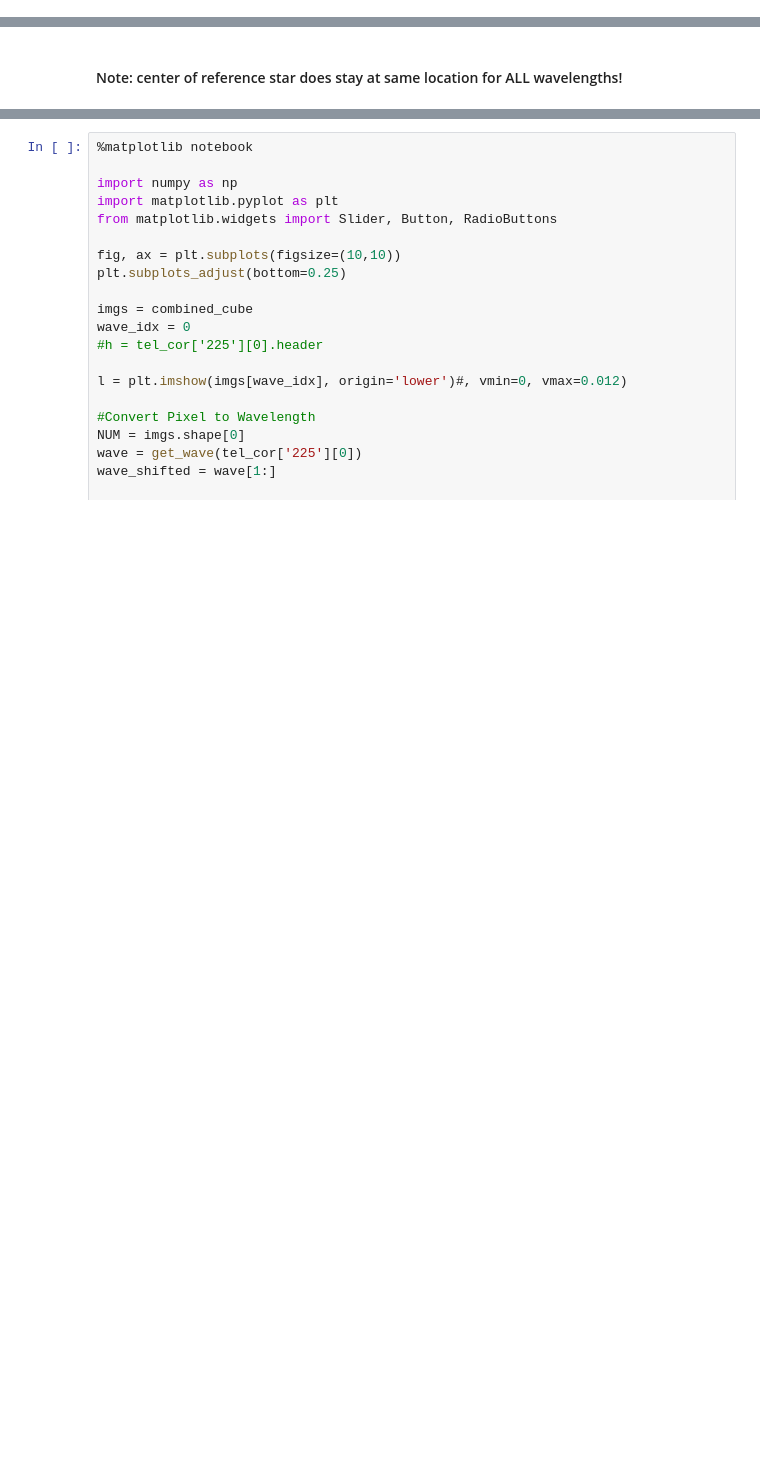
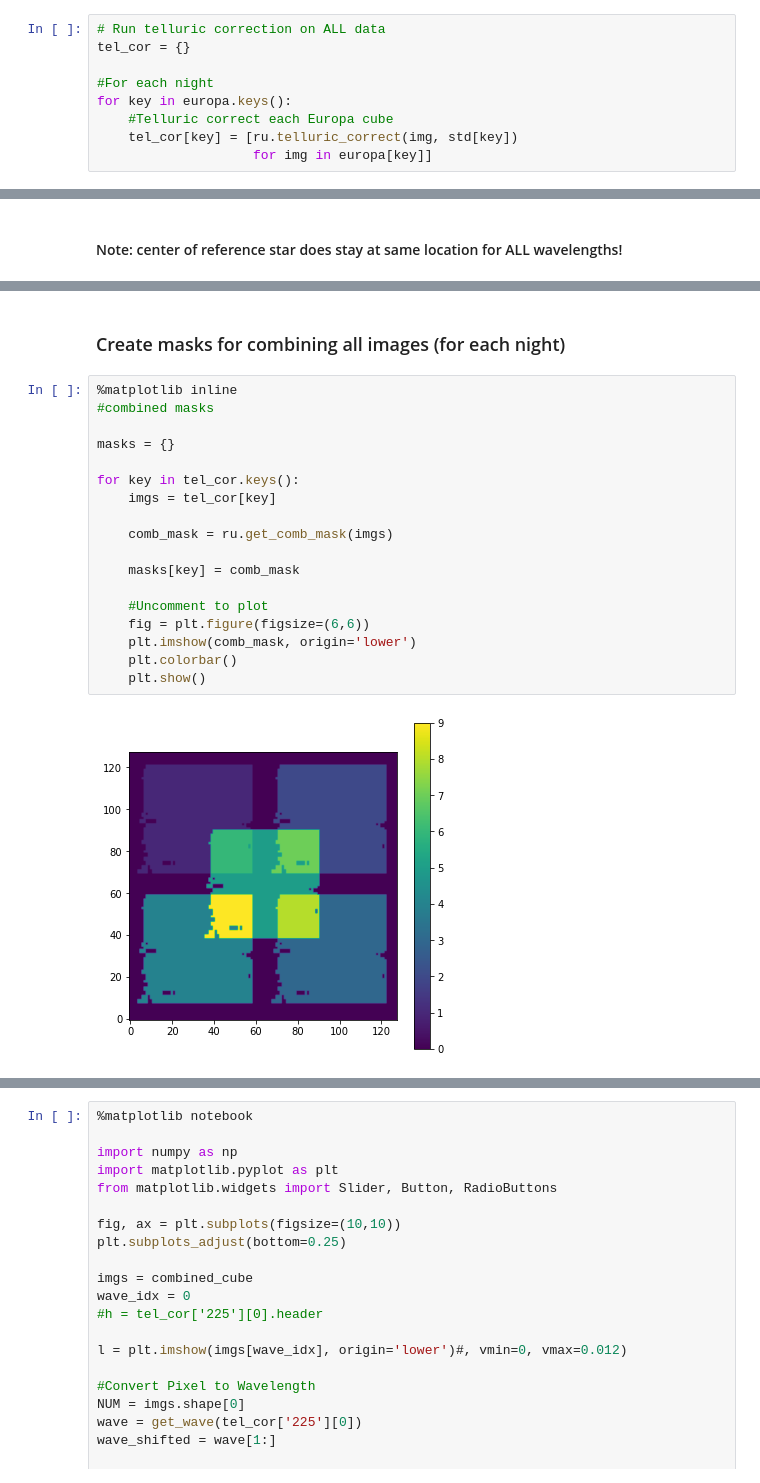
Before and after one commit to RyleighFitz/Europa_VLT_Reductions, a Jupyter notebook: Untitled1.ipynb, the cells around one changed output, grey strips where cells are left out. Drawn from its saved outputs; the diff is of its cells as text; blank space fills up the shorter version.

```diff
--- a/Untitled1.ipynb
+++ b/Untitled1.ipynb
@@ -147,0 +87,9 @@ WARNING: The fit may be unsuccessful; check fit_info['message'] for more informa
+# %%
+# Run telluric correction on ALL data
+tel_cor = {}
+
+#For each night
+for key in europa.keys():
+    #Telluric correct each Europa cube
+    tel_cor[key] = [ru.telluric_correct(img, std[key])
+                    for img in europa[key]]
@@ -244,0 +101,22 @@ plt.colorbar()
+# %% [markdown]
+### Create masks for combining all images (for each night)
+# %%
+%matplotlib inline
+#combined masks
+
+masks = {}
+
+for key in tel_cor.keys():
+    imgs = tel_cor[key]
+
+    comb_mask = ru.get_comb_mask(imgs)
+
+    masks[key] = comb_mask
+
+    #Uncomment to plot
+    fig = plt.figure(figsize=(6,6))
+    plt.imshow(comb_mask, origin='lower')
+    plt.colorbar()
+    plt.show()
+# %% [output]
+[figure, added]
```
Also changed, not shown: parts of 39 cells of this notebook.
